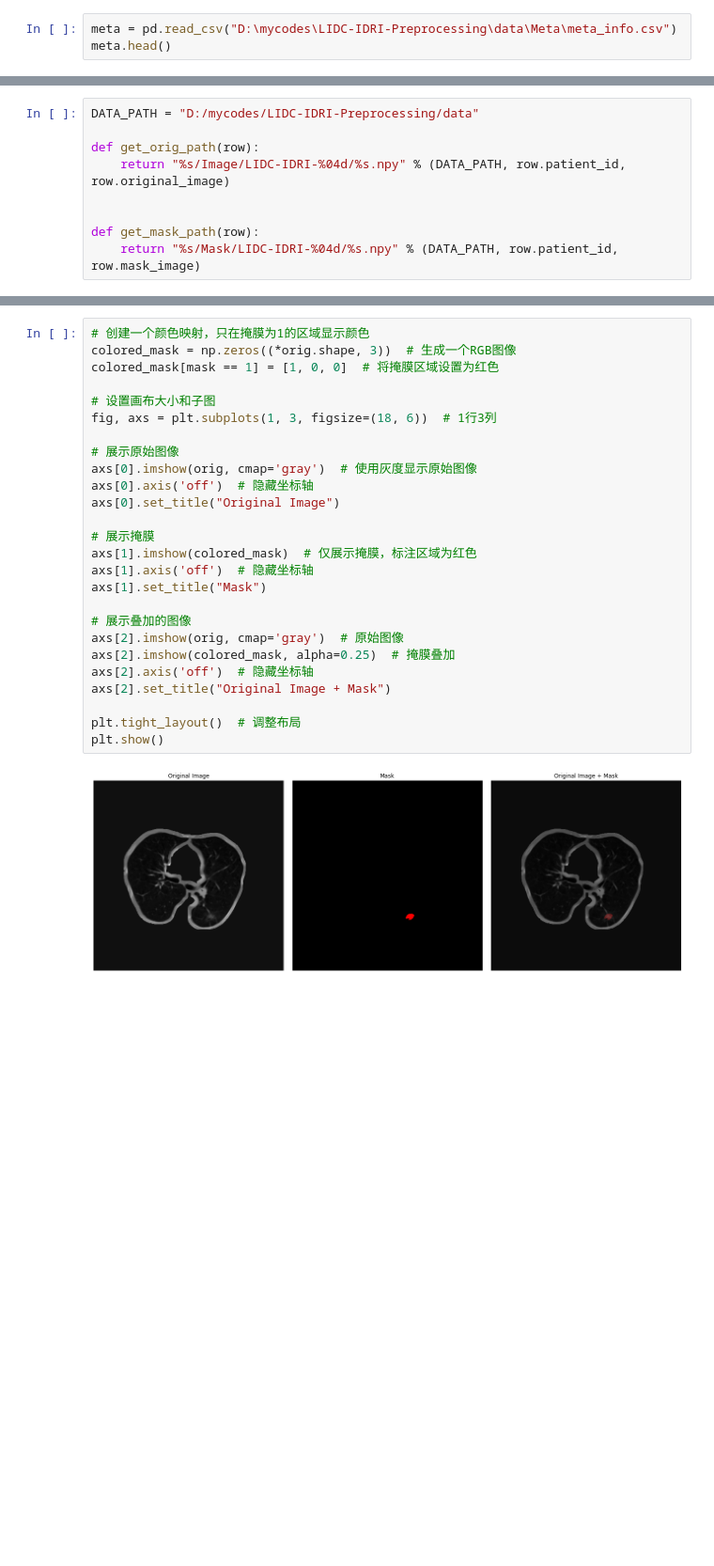
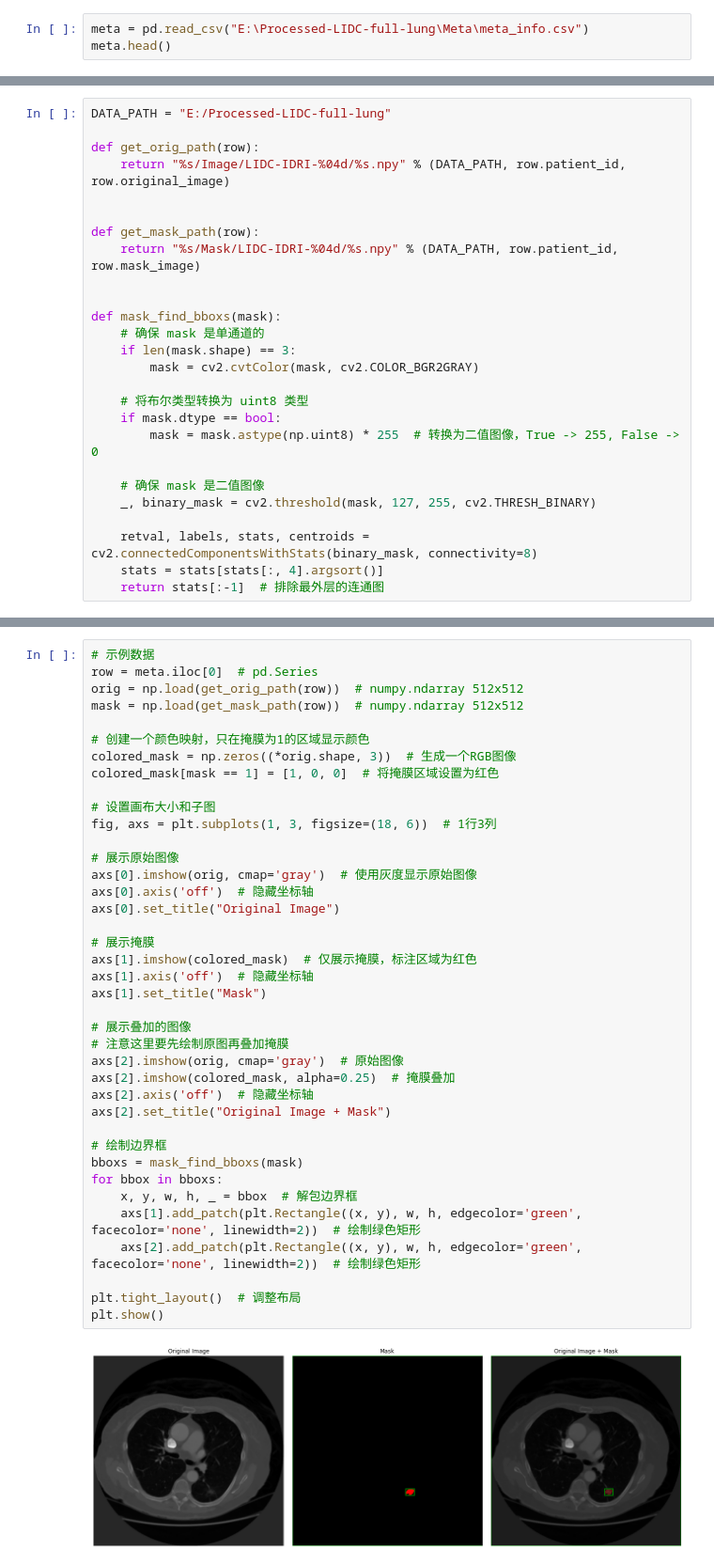
Before and after one commit to bokunopica/LIDC-IDRI-Preprocessing, a Jupyter notebook: notebook/data_preview.ipynb, the cells around one changed output, grey strips where cells are left out. Shown at 94% size. Cells and saved outputs as stored; diff of their text form; blank space fills up the shorter version.

Commit message:
add mask

```diff
--- a/notebook/data_preview.ipynb
+++ b/notebook/data_preview.ipynb
@@ -6,5 +6,5 @@ import ipywidgets as widgets
 # %%
-meta = pd.read_csv("D:\mycodes\LIDC-IDRI-Preprocessing\data\Meta\meta_info.csv")
+meta = pd.read_csv("E:\Processed-LIDC-full-lung\Meta\meta_info.csv")
 meta.head()
 # %% [output]
 |  | patient_id | nodule_no | slice_no | original_image | mask_image | malignancy | is_cancer | is_clean | ... |
@@ -14,7 +14,7 @@ meta.head()
 | 3 | 1 | 0 | 3 | 0001_NI000_slice003 | 0001_MA000_slice003 | 5 | True | False | ... |
 | 4 | 1 | 0 | 4 | 0001_NI000_slice004 | 0001_MA000_slice004 | 5 | True | False | ... |
 # %%
-DATA_PATH = "D:/mycodes/LIDC-IDRI-Preprocessing/data"
+DATA_PATH = "E:/Processed-LIDC-full-lung"
 
 def get_orig_path(row):
     return "%s/Image/LIDC-IDRI-%04d/%s.npy" % (DATA_PATH, row.patient_id, row.original_image)
@@ -22,3 +22,20 @@ def get_orig_path(row):
 
 def get_mask_path(row):
     return "%s/Mask/LIDC-IDRI-%04d/%s.npy" % (DATA_PATH, row.patient_id, row.mask_image)
+
+
+def mask_find_bboxs(mask):
+    # 确保 mask 是单通道的
+    if len(mask.shape) == 3:
+        mask = cv2.cvtColor(mask, cv2.COLOR_BGR2GRAY)
+
+    # 将布尔类型转换为 uint8 类型
+    if mask.dtype == bool:
+        mask = mask.astype(np.uint8) * 255  # 转换为二值图像，True -> 255, False -> 0
+
+    # 确保 mask 是二值图像
+    _, binary_mask = cv2.threshold(mask, 127, 255, cv2.THRESH_BINARY)
+
+    retval, labels, stats, centroids = cv2.connectedComponentsWithStats(binary_mask, connectivity=8)
+    stats = stats[stats[:, 4].argsort()]
+    return stats[:-1]  # 排除最外层的连通图
@@ -32,28 +42,41 @@ orig.shape, mask.shape
 # %%
+# 示例数据
+row = meta.iloc[0]  # pd.Series
+orig = np.load(get_orig_path(row))  # numpy.ndarray 512x512
+mask = np.load(get_mask_path(row))  # numpy.ndarray 512x512
+
 # 创建一个颜色映射，只在掩膜为1的区域显示颜色
 colored_mask = np.zeros((*orig.shape, 3))  # 生成一个RGB图像
 colored_mask[mask == 1] = [1, 0, 0]  # 将掩膜区域设置为红色
 
 # 设置画布大小和子图
 fig, axs = plt.subplots(1, 3, figsize=(18, 6))  # 1行3列
 
 # 展示原始图像
 axs[0].imshow(orig, cmap='gray')  # 使用灰度显示原始图像
 axs[0].axis('off')  # 隐藏坐标轴
 axs[0].set_title("Original Image")
 
 # 展示掩膜
 axs[1].imshow(colored_mask)  # 仅展示掩膜，标注区域为红色
 axs[1].axis('off')  # 隐藏坐标轴
 axs[1].set_title("Mask")
 
 # 展示叠加的图像
+# 注意这里要先绘制原图再叠加掩膜
 axs[2].imshow(orig, cmap='gray')  # 原始图像
 axs[2].imshow(colored_mask, alpha=0.25)  # 掩膜叠加
 axs[2].axis('off')  # 隐藏坐标轴
 axs[2].set_title("Original Image + Mask")
 
+# 绘制边界框
+bboxs = mask_find_bboxs(mask)
+for bbox in bboxs:
+    x, y, w, h, _ = bbox  # 解包边界框
+    axs[1].add_patch(plt.Rectangle((x, y), w, h, edgecolor='green', facecolor='none', linewidth=2))  # 绘制绿色矩形
+    axs[2].add_patch(plt.Rectangle((x, y), w, h, edgecolor='green', facecolor='none', linewidth=2))  # 绘制绿色矩形
+
 plt.tight_layout()  # 调整布局
 plt.show()
 # %% [output]
-[figure, old version]
+[figure, new version]
```
Also changed, not shown: parts of 5 cells of this notebook, 1 other file.
